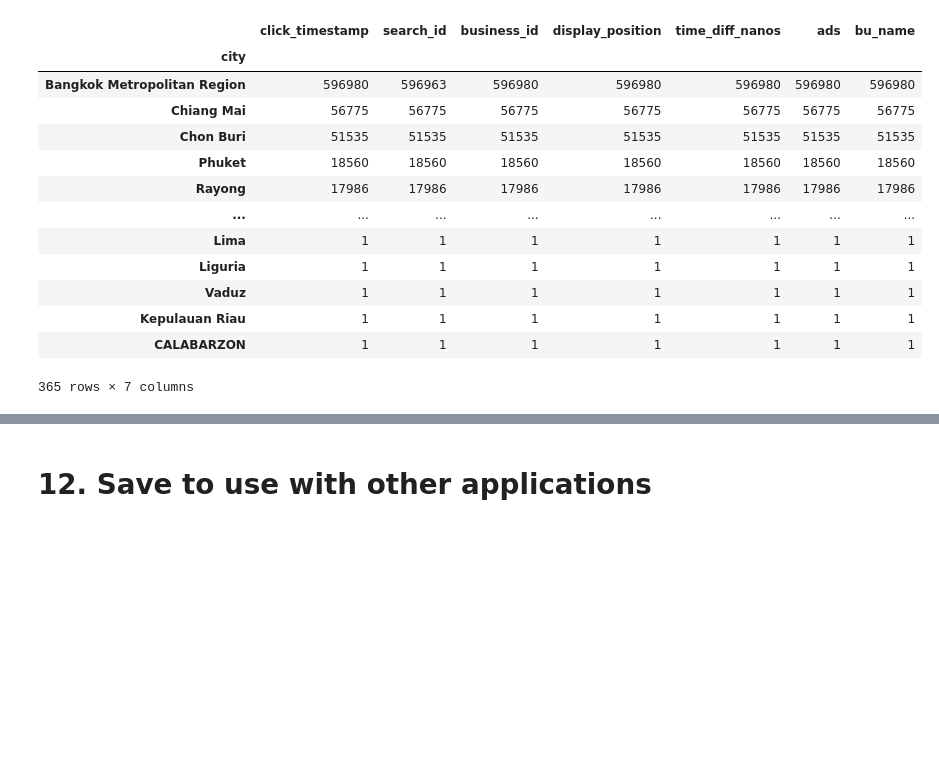
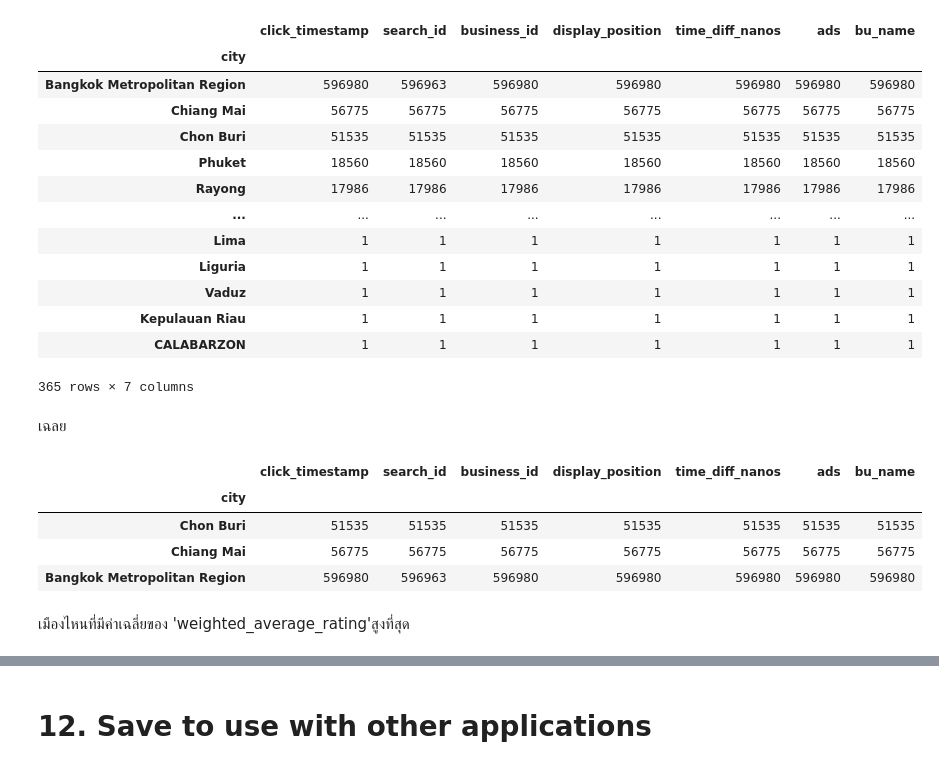
Before and after one commit to warisaaom/KKU_Data_Mining, a Jupyter notebook: Untitled1.ipynb, the cells around one changed output, grey strips where cells are left out. Saved outputs shown, nothing was run; the diff lists cells and outputs as text; code cells hidden in the pictures; blank space fills up the shorter version.

```diff
--- a/Untitled1.ipynb
+++ b/Untitled1.ipynb
@@ -751,3 +751,15 @@ search_click_df.groupby('city').count().sort_values('click_timestamp',ascending=
 | Kepulauan Riau | 1 | 1 | 1 | 1 | 1 | 1 | 1 |
 | CALABARZON | 1 | 1 | 1 | 1 | 1 | 1 | 1 |
 365 rows × 7 columns
+# %% [markdown]
+เฉลย
+# %%
+search_click_df.groupby('city').count().sort_values('click_timestamp').iloc[-3:,:]
+# %% [output]
+|  | click_timestamp | search_id | business_id | display_position | time_diff_nanos | ads | bu_name |
+| city |  |  |  |  |  |  |  |
+| Chon Buri | 51535 | 51535 | 51535 | 51535 | 51535 | 51535 | 51535 |
+| Chiang Mai | 56775 | 56775 | 56775 | 56775 | 56775 | 56775 | 56775 |
+| Bangkok Metropolitan Region | 596980 | 596963 | 596980 | 596980 | 596980 | 596980 | 596980 |
+# %% [markdown]
+เมืองไหนที่มีค่าเฉลี่ยของ 'weighted_average_rating'สูงที่สุด
```
Also changed, not shown: parts of 6 cells of this notebook.
